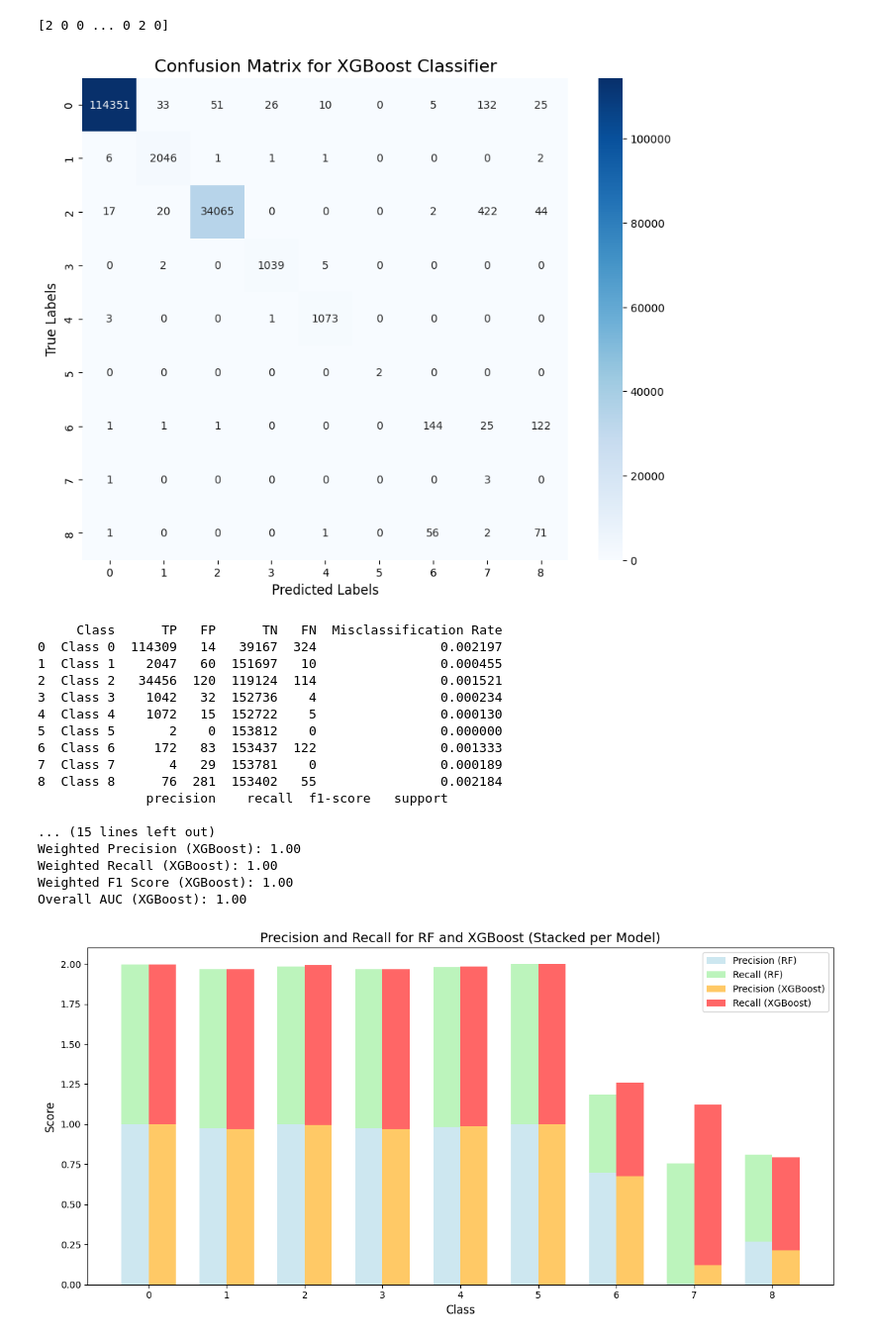
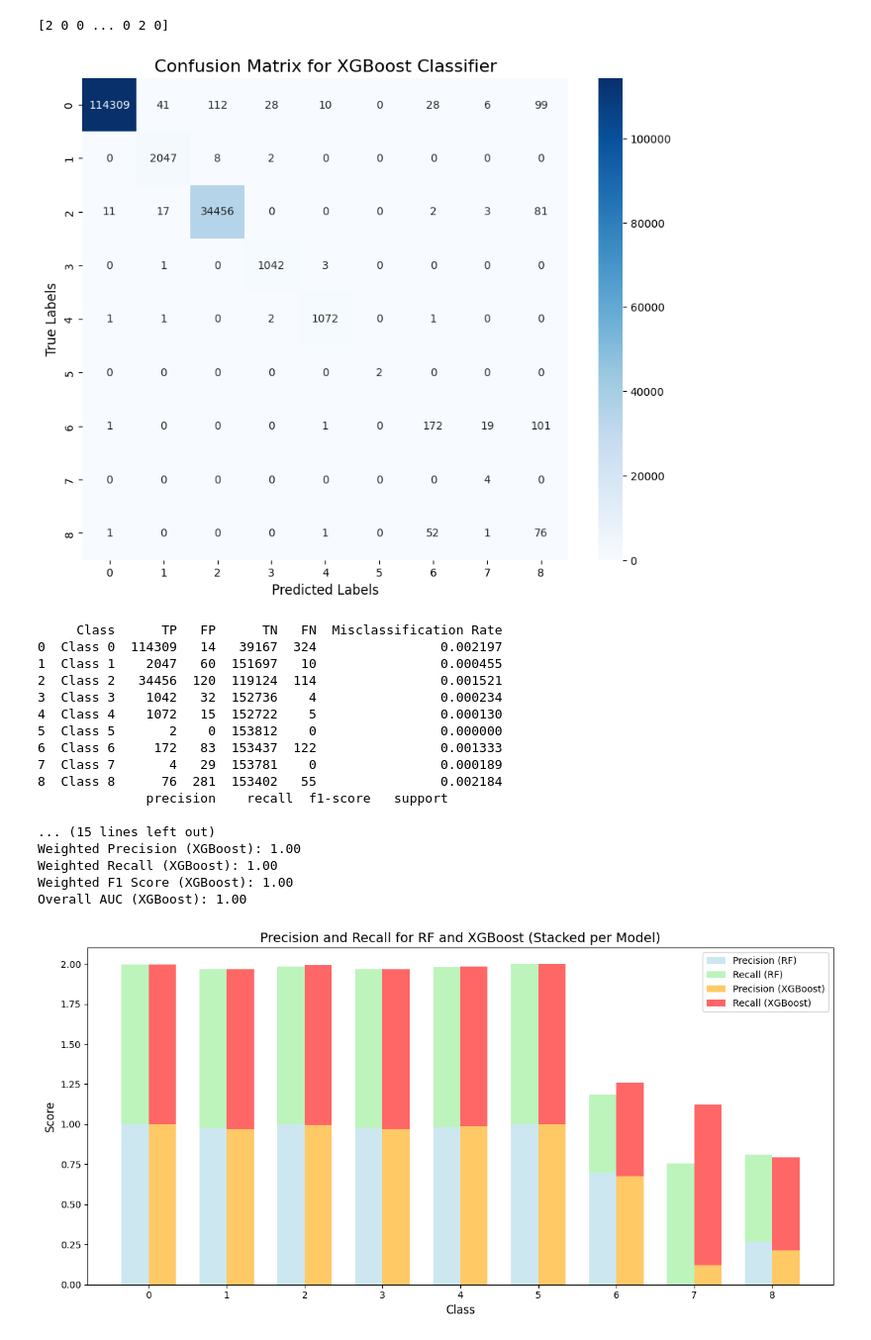
Before and after one commit to MeenaRuwandi/INCS870-Fall2024-Team4, a Jupyter notebook: Exp2_generalSMOTE.ipynb, the cells around one changed output. Shown at 99% size. Saved outputs shown, nothing was run; the diff lists cells and outputs as text; code cells hidden in the pictures.

```diff
--- a/Exp2_generalSMOTE.ipynb
+++ b/Exp2_generalSMOTE.ipynb
@@ -856,7 +856,7 @@ cmXGB = confusion_matrix(y_test, y_predXGB)
 
 # Display confusion matrix as a heatmap
 plt.figure(figsize=(10, 8))
-sns.heatmap(cm, annot=True, fmt='d', cmap='Blues', xticklabels=label_encoder.classes_.astype(str), yticklabels=label_encoder.classes_.astype(str))
+sns.heatmap(cmXGB, annot=True, fmt='d', cmap='Blues', xticklabels=label_encoder.classes_.astype(str), yticklabels=label_encoder.classes_.astype(str))
 plt.title('Confusion Matrix for XGBoost Classifier', fontsize=16)
 plt.xlabel('Predicted Labels', fontsize=12)
 plt.ylabel('True Labels', fontsize=12)
@@ -884,34 +884,34 @@ results_dfXGB['Misclassification Rate'] = (results_dfXGB['FP'] + results_dfXGB['
 # Display the results
 print(results_dfXGB)
 
 # Generate Classification report
 reportRFXGB = classification_report(y_test, y_predXGB, target_names=label_encoder.classes_.astype(str))
 print(reportRFXGB)
 
 
 #Calculate the Accuracy Score
 from sklearn.metrics import accuracy_score
 accuracyXGB=accuracy_score(y_test,y_predXGB)
 print(f' Accuracy of the model : {accuracyXGB : .2f}')
 
 # Precision, Recall, and F1 Score (macro and weighted)
 precision_xgb = precision_score(y_test, y_predXGB, average='weighted')  # Change to 'macro' if needed
 recall_xgb = recall_score(y_test, y_predXGB, average='weighted')        # Change to 'macro' if needed
 f1_xgb = f1_score(y_test, y_predXGB, average='weighted')                # Change to 'macro' if needed
 
 print(f'Weighted Precision (XGBoost): {precision_xgb:.2f}')
 print(f'Weighted Recall (XGBoost): {recall_xgb:.2f}')
 print(f'Weighted F1 Score (XGBoost): {f1_xgb:.2f}')
 
 # AUC Calculation (for multi-class)
 # Convert y_test to one-hot encoding
 y_test_binarized = label_binarize(y_test, classes=label_encoder.classes_)
 y_proba_xgb = modelXGB.predict_proba(X_test_selected)  # Predicted probabilities
 auc_xgb = roc_auc_score(y_test_binarized, y_proba_xgb, average='weighted', multi_class='ovr')
 
 print(f'Overall AUC (XGBoost): {auc_xgb:.2f}')
 # %% [output]
-[figure, old version]
+[figure, new version]
      Class      TP   FP      TN   FN  Misclassification Rate
 0  Class 0  114309   14   39167  324                0.002197
 1  Class 1    2047   60  151697   10                0.000455
```
Also changed, not shown: parts of 2 cells of this notebook.
